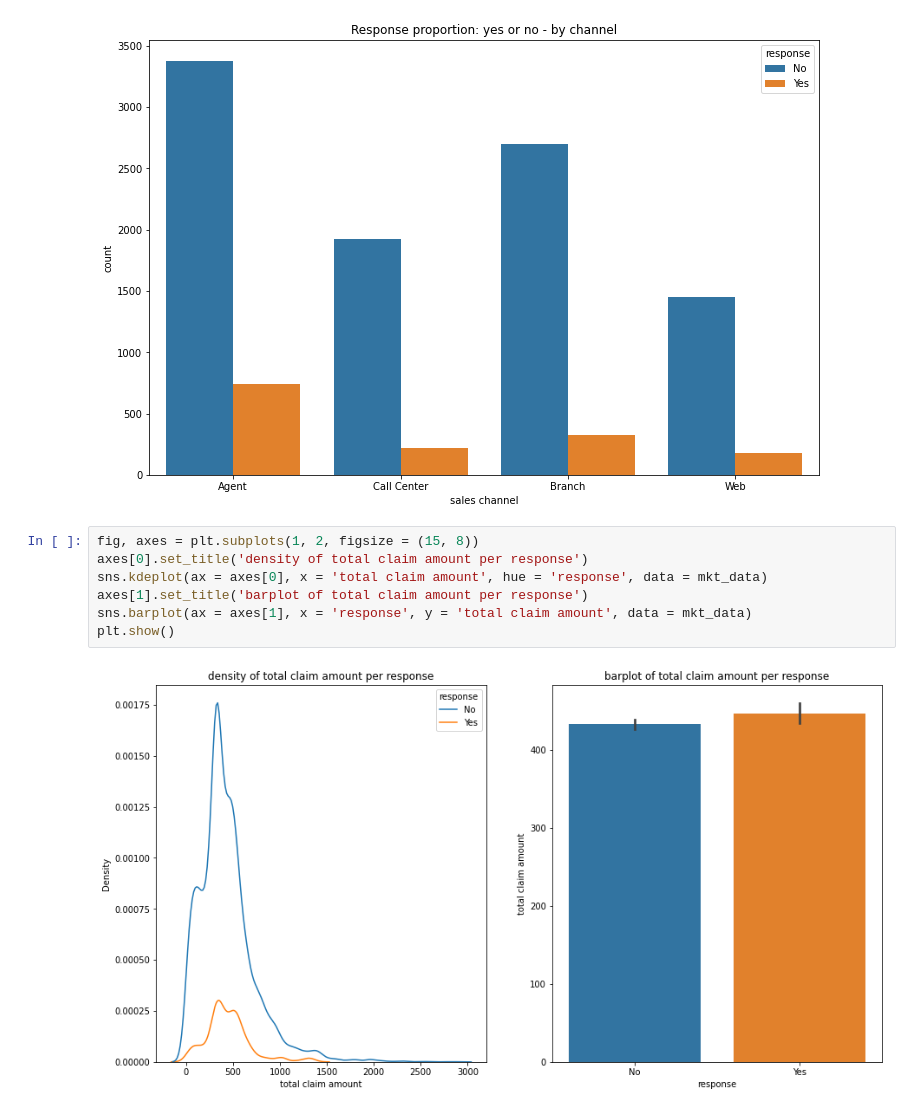
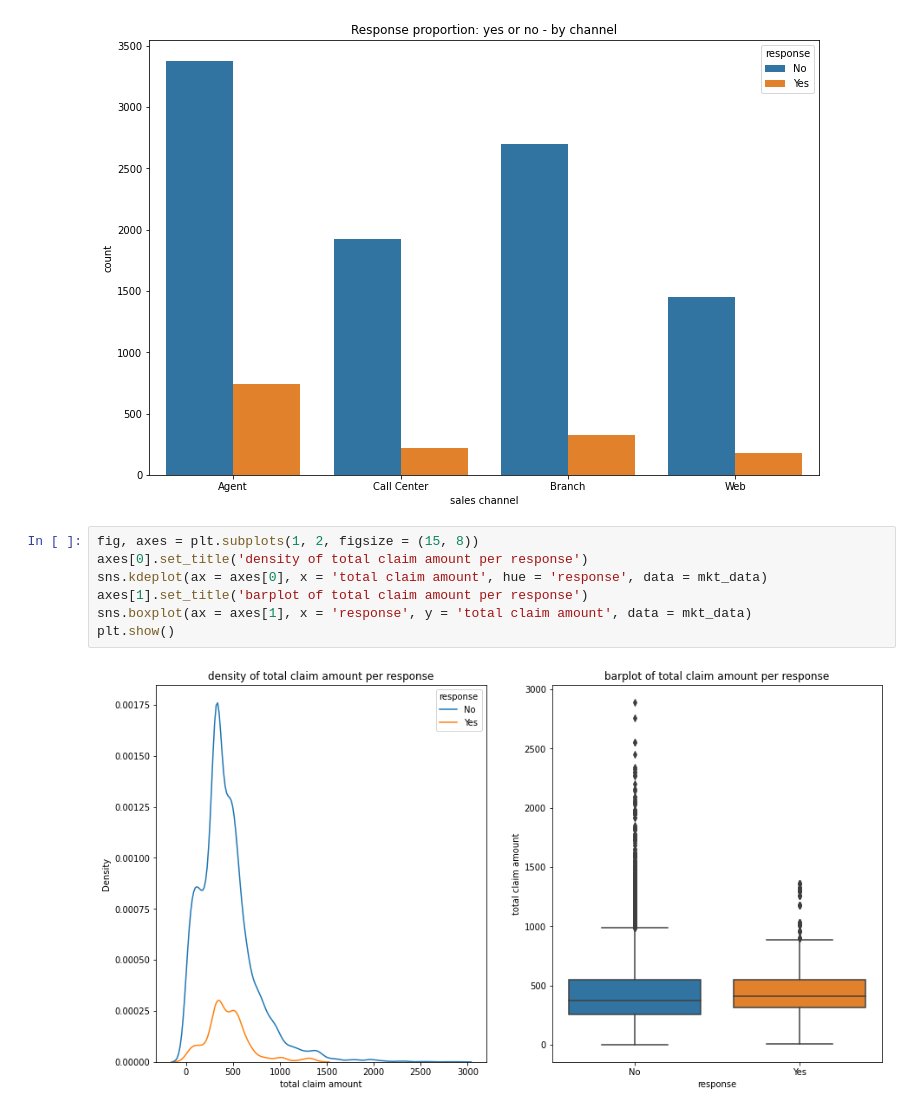
Before and after one commit to sergioaisolutions/lab-customer-analysis-round-3, a Jupyter notebook: solution.ipynb, the cells around one changed output. Cells and saved outputs as stored; diff of their text form.

```diff
--- a/solution.ipynb
+++ b/solution.ipynb
@@ -66,12 +66,12 @@ plt.show()
 # %%
 fig, axes = plt.subplots(1, 2, figsize = (15, 8))
 axes[0].set_title('density of total claim amount per response')
 sns.kdeplot(ax = axes[0], x = 'total claim amount', hue = 'response', data = mkt_data)
 axes[1].set_title('barplot of total claim amount per response')
-sns.barplot(ax = axes[1], x = 'response', y = 'total claim amount', data = mkt_data)
+sns.boxplot(ax = axes[1], x = 'response', y = 'total claim amount', data = mkt_data)
 plt.show()
 # %% [output]
-[figure, old version]
+[figure, new version]
 # %%
 fig, axes = plt.subplots(1, 2, figsize = (15, 8))
 axes[0].set_title('density of income per response')
```
Also changed, not shown: parts of 1 cell of this notebook.
